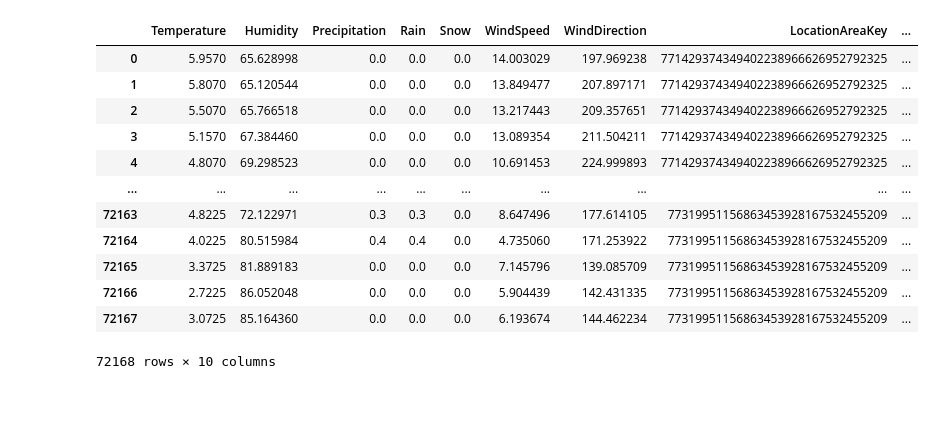
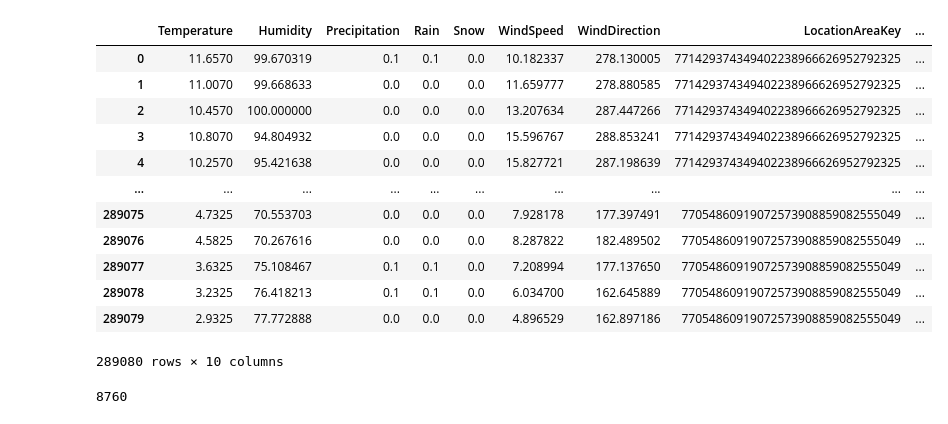
Before and after one commit to tymsoncyferki/vehicle-crashes-dwh, a Jupyter notebook: notebooks/weather_fact.ipynb, the cells around one changed output. Drawn from its saved outputs; the diff is of its cells as text; code cells hidden in the pictures.

```diff
--- a/notebooks/weather_fact.ipynb
+++ b/notebooks/weather_fact.ipynb
@@ -123,4 +123,4 @@ def generate_weather_fact(zipcodes, start_date="2023-12-01 00:00:00", end_date="
 
     return WeatherFact
 # %%
-test = generate_weather_fact(zipcodes, start_date="2023-12-01", end_date="2023-12-31")
+WeatherFact = generate_weather_fact(zipcodes, start_date="2023-01-01", end_date="2023-12-31")
@@ -127,16 +145,20 @@ test = generate_weather_fact(zipcodes, start_date="2023-12-01", end_date="2023-1
-# %%
-test
-# %% [output]
-|  | Temperature | Humidity | Precipitation | Rain | Snow | WindSpeed | WindDirection | LocationAreaKey | ... |
-| 0 | 5.9570 | 65.628998 | 0.0 | 0.0 | 0.0 | 14.003029 | 197.969238 | 771429374349402238966626952792325 | ... |
-| 1 | 5.8070 | 65.120544 | 0.0 | 0.0 | 0.0 | 13.849477 | 207.897171 | 771429374349402238966626952792325 | ... |
-| 2 | 5.5070 | 65.766518 | 0.0 | 0.0 | 0.0 | 13.217443 | 209.357651 | 771429374349402238966626952792325 | ... |
-| 3 | 5.1570 | 67.384460 | 0.0 | 0.0 | 0.0 | 13.089354 | 211.504211 | 771429374349402238966626952792325 | ... |
-| 4 | 4.8070 | 69.298523 | 0.0 | 0.0 | 0.0 | 10.691453 | 224.999893 | 771429374349402238966626952792325 | ... |
-| ... | ... | ... | ... | ... | ... | ... | ... | ... | ... |
-| 72163 | 4.8225 | 72.122971 | 0.3 | 0.3 | 0.0 | 8.647496 | 177.614105 | 77319951156863453928167532455209 | ... |
-| 72164 | 4.0225 | 80.515984 | 0.4 | 0.4 | 0.0 | 4.735060 | 171.253922 | 77319951156863453928167532455209 | ... |
-| 72165 | 3.3725 | 81.889183 | 0.0 | 0.0 | 0.0 | 7.145796 | 139.085709 | 77319951156863453928167532455209 | ... |
-| 72166 | 2.7225 | 86.052048 | 0.0 | 0.0 | 0.0 | 5.904439 | 142.431335 | 77319951156863453928167532455209 | ... |
-| 72167 | 3.0725 | 85.164360 | 0.0 | 0.0 | 0.0 | 6.193674 | 144.462234 | 77319951156863453928167532455209 | ... |
-72168 rows × 10 columns
+# %%
+WeatherFact
+# %% [output]
+|  | Temperature | Humidity | Precipitation | Rain | Snow | WindSpeed | WindDirection | LocationAreaKey | ... |
+| 0 | 11.6570 | 99.670319 | 0.1 | 0.1 | 0.0 | 10.182337 | 278.130005 | 771429374349402238966626952792325 | ... |
+| 1 | 11.0070 | 99.668633 | 0.0 | 0.0 | 0.0 | 11.659777 | 278.880585 | 771429374349402238966626952792325 | ... |
+| 2 | 10.4570 | 100.000000 | 0.0 | 0.0 | 0.0 | 13.207634 | 287.447266 | 771429374349402238966626952792325 | ... |
+| 3 | 10.8070 | 94.804932 | 0.0 | 0.0 | 0.0 | 15.596767 | 288.853241 | 771429374349402238966626952792325 | ... |
+| 4 | 10.2570 | 95.421638 | 0.0 | 0.0 | 0.0 | 15.827721 | 287.198639 | 771429374349402238966626952792325 | ... |
+| ... | ... | ... | ... | ... | ... | ... | ... | ... | ... |
+| 289075 | 4.7325 | 70.553703 | 0.0 | 0.0 | 0.0 | 7.928178 | 177.397491 | 77054860919072573908859082555049 | ... |
+| 289076 | 4.5825 | 70.267616 | 0.0 | 0.0 | 0.0 | 8.287822 | 182.489502 | 77054860919072573908859082555049 | ... |
+| 289077 | 3.6325 | 75.108467 | 0.1 | 0.1 | 0.0 | 7.208994 | 177.137650 | 77054860919072573908859082555049 | ... |
+| 289078 | 3.2325 | 76.418213 | 0.1 | 0.1 | 0.0 | 6.034700 | 162.645889 | 77054860919072573908859082555049 | ... |
+| 289079 | 2.9325 | 77.772888 | 0.0 | 0.0 | 0.0 | 4.896529 | 162.897186 | 77054860919072573908859082555049 | ... |
+289080 rows × 10 columns
+# %%
+WeatherFact['DateHourKey'].nunique()
+# %% [output]
+8760
```
Also changed, not shown: parts of 2 cells of this notebook, 7 other files.
